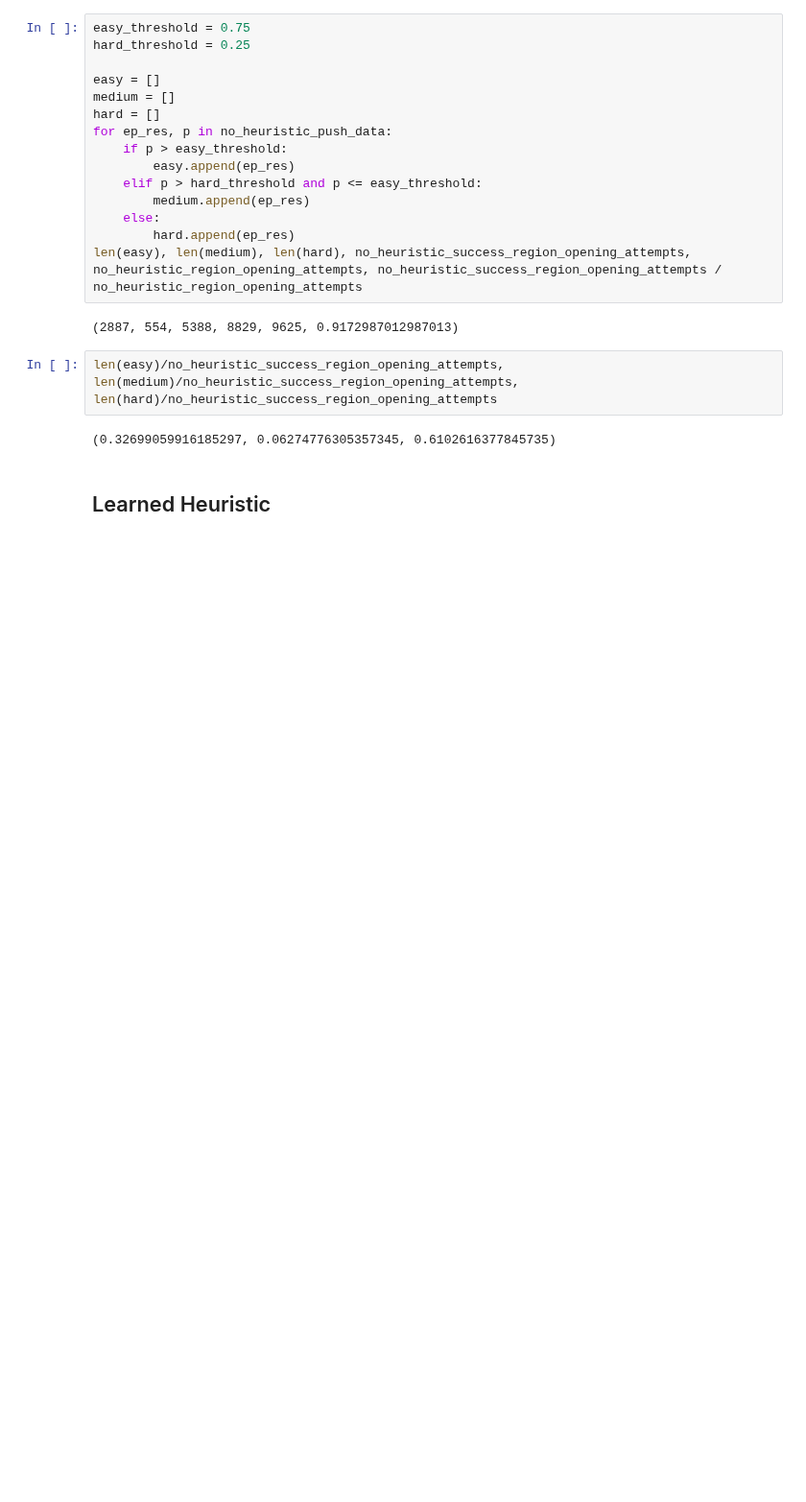
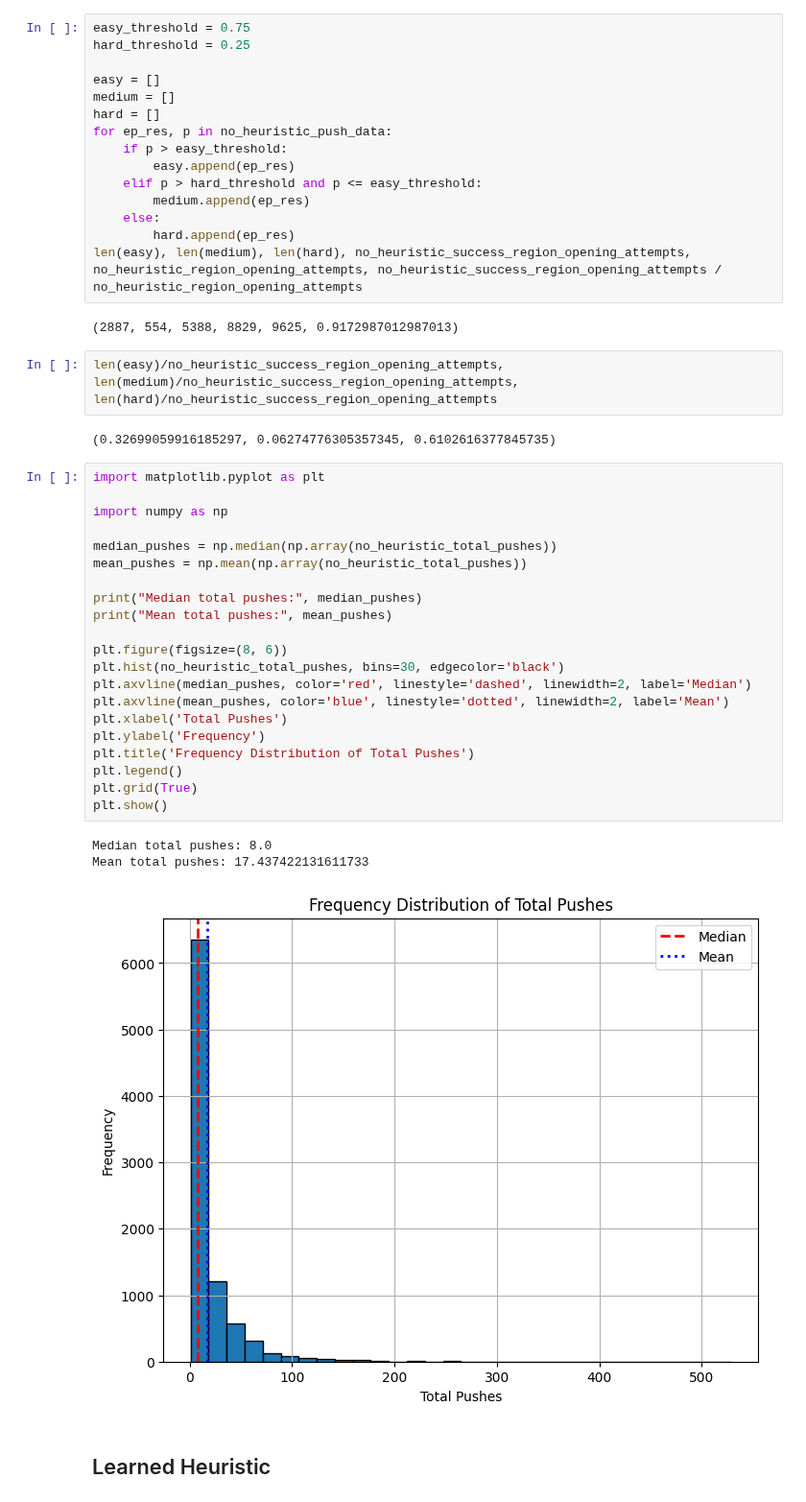
Before and after one commit to dhruvmetha/namo_cpp, a Jupyter notebook: notebooks/1push_eval.ipynb, the cells around one changed output. Shown at 96% size. Cells and saved outputs as stored; diff of their text form; blank space fills up the shorter version.

```diff
--- a/notebooks/1push_eval.ipynb
+++ b/notebooks/1push_eval.ipynb
@@ -233,6 +233,31 @@ len(easy), len(medium), len(hard), no_heuristic_success_region_opening_attempts,
 len(easy)/no_heuristic_success_region_opening_attempts, len(medium)/no_heuristic_success_region_opening_attempts, len(hard)/no_heuristic_success_region_opening_attempts
 # %% [output]
 (0.32699059916185297, 0.06274776305357345, 0.6102616377845735)
+# %%
+import matplotlib.pyplot as plt
+
+import numpy as np
+
+median_pushes = np.median(np.array(no_heuristic_total_pushes))
+mean_pushes = np.mean(np.array(no_heuristic_total_pushes))
+
+print("Median total pushes:", median_pushes)
+print("Mean total pushes:", mean_pushes)
+
+plt.figure(figsize=(8, 6))
+plt.hist(no_heuristic_total_pushes, bins=30, edgecolor='black')
+plt.axvline(median_pushes, color='red', linestyle='dashed', linewidth=2, label='Median')
+plt.axvline(mean_pushes, color='blue', linestyle='dotted', linewidth=2, label='Mean')
+plt.xlabel('Total Pushes')
+plt.ylabel('Frequency')
+plt.title('Frequency Distribution of Total Pushes')
+plt.legend()
+plt.grid(True)
+plt.show()
+# %% [output]
+Median total pushes: 8.0
+Mean total pushes: 17.437422131611733
+[figure, added]
 # %% [markdown]
 ## Learned Heuristic
 # %%
```
Also changed, not shown: parts of 9 cells of this notebook, 1 other file.
